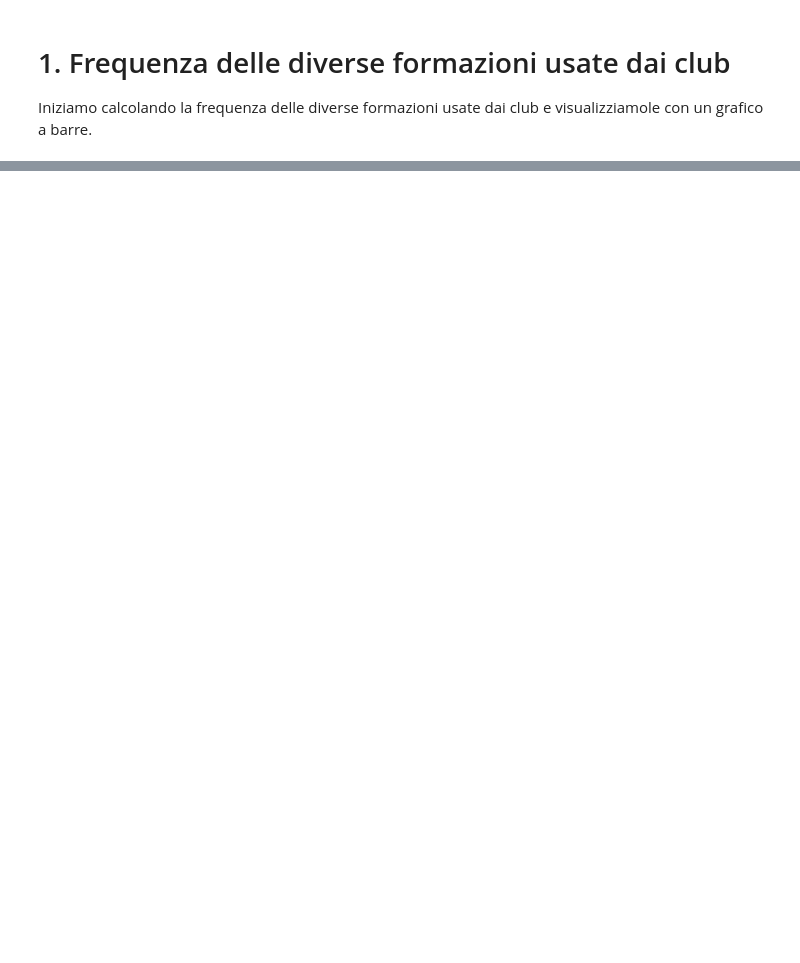
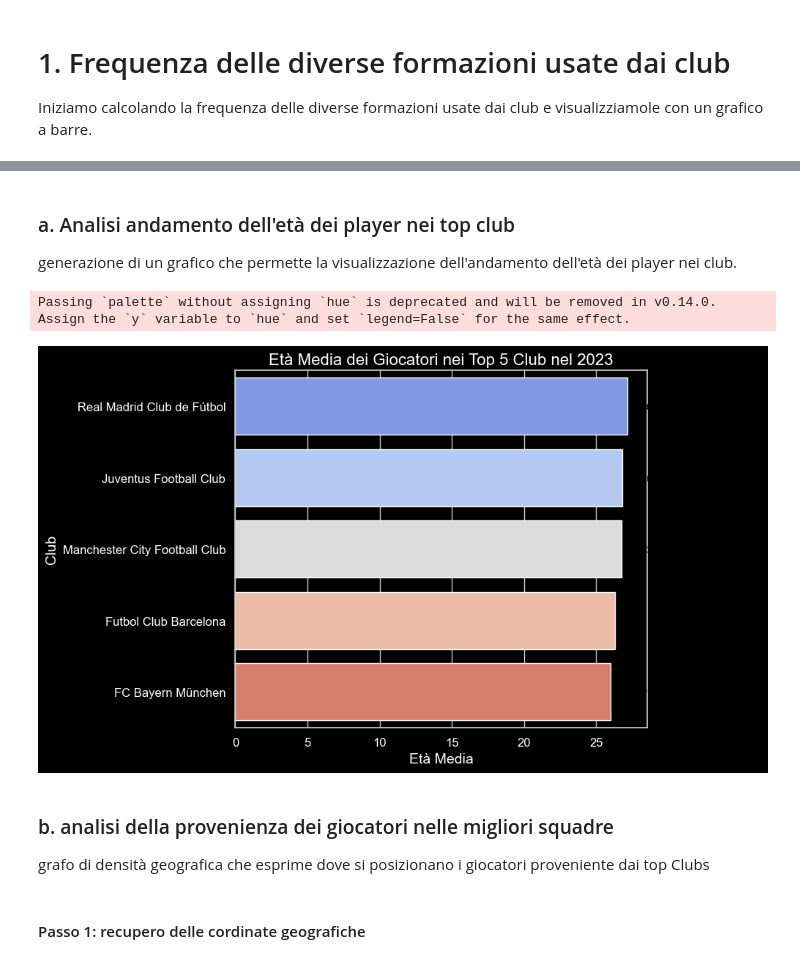
Before and after one commit to valeriogozzellino/TWEB-REACT-PROJECT, a Jupyter notebook: DataAnalysis/DataSet/TwebDataAnalysis.ipynb, the cells around one changed output, grey strips where cells are left out. Saved outputs shown, nothing was run; the diff lists cells and outputs as text; code cells hidden in the pictures; blank space fills up the shorter version.

```diff
--- a/DataAnalysis/DataSet/TwebDataAnalysis.ipynb
+++ b/DataAnalysis/DataSet/TwebDataAnalysis.ipynb
@@ -622,0 +672,51 @@ Line chart: Andamento del valore di mercato dei giocatori nel tempo.
+# %% [markdown]
+### a. Analisi andamento dell'età dei player nei top club
+generazione di un grafico che permette la visualizzazione dell'andamento dell'età dei player nei club.
+# %%
+
+# 1. Pulizia e Preparazione dei Dati
+top_5_clubs = club_performance_sorted.head(5)
+filtered_players = dataPlayers[dataPlayers['current_club_id'].isin(top_5_clubs['club_id'].tolist())]
+
+filtered_players['date_of_birth'] = pd.to_datetime(filtered_players['date_of_birth'], errors='coerce')
+
+# 2. Calcolo dell'Età
+filtered_players['age_in_2023'] = 2023 - filtered_players['date_of_birth'].dt.year
+filtered_players = filtered_players.loc[filtered_players['last_season'] == 2023]
+
+# 3. Preparazione dei Dati per il Grafico
+age_data = filtered_players.groupby('current_club_id')['age_in_2023'].mean().reset_index()
+
+# Unisci con i nomi dei club
+age_data = age_data.merge(top_5_clubs[['club_id', 'name']], left_on='current_club_id', right_on='club_id')
+
+# Ordina i club per età media in modo decrescente
+age_data_sorted = age_data.sort_values(by='age_in_2023', ascending=False)
+
+# 4. Creazione del Grafico
+plt.figure(figsize=(10, 6))
+barplot = sns.barplot(x='age_in_2023', y='name', data=age_data_sorted, palette='coolwarm')
+
+# Aggiungi il nome del club sopra ciascuna barra
+for index, value in enumerate(age_data_sorted['age_in_2023']):
+    plt.text(value, index, f' {age_data_sorted["name"].iloc[index]}', va='center', ha='left', fontsize=10, color='black')
+
+# Titolo e etichette
+plt.title('Età Media dei Giocatori nei Top 5 Club nel 2023', fontsize=16)
+plt.xlabel('Età Media', fontsize=14)
+plt.ylabel('Club', fontsize=14)
+plt.xticks(fontsize=12)
+plt.yticks(fontsize=12)
+
+# Mostra il grafico
+plt.tight_layout()
+plt.show()
+# %% [output]
+Passing `palette` without assigning `hue` is deprecated and will be removed in v0.14.0. Assign the `y` variable to `hue` and set `legend=False` for the same effect.
+[figure, added]
+# %% [markdown]
+### b. analisi della provenienza dei giocatori nelle migliori squadre
+
+grafo di densità geografica che esprime dove si posizionano i giocatori proveniente dai top Clubs
+# %% [markdown]
+#### Passo 1: recupero delle cordinate geografiche
```
Also changed, not shown: parts of 20 cells of this notebook, 1 other file.
